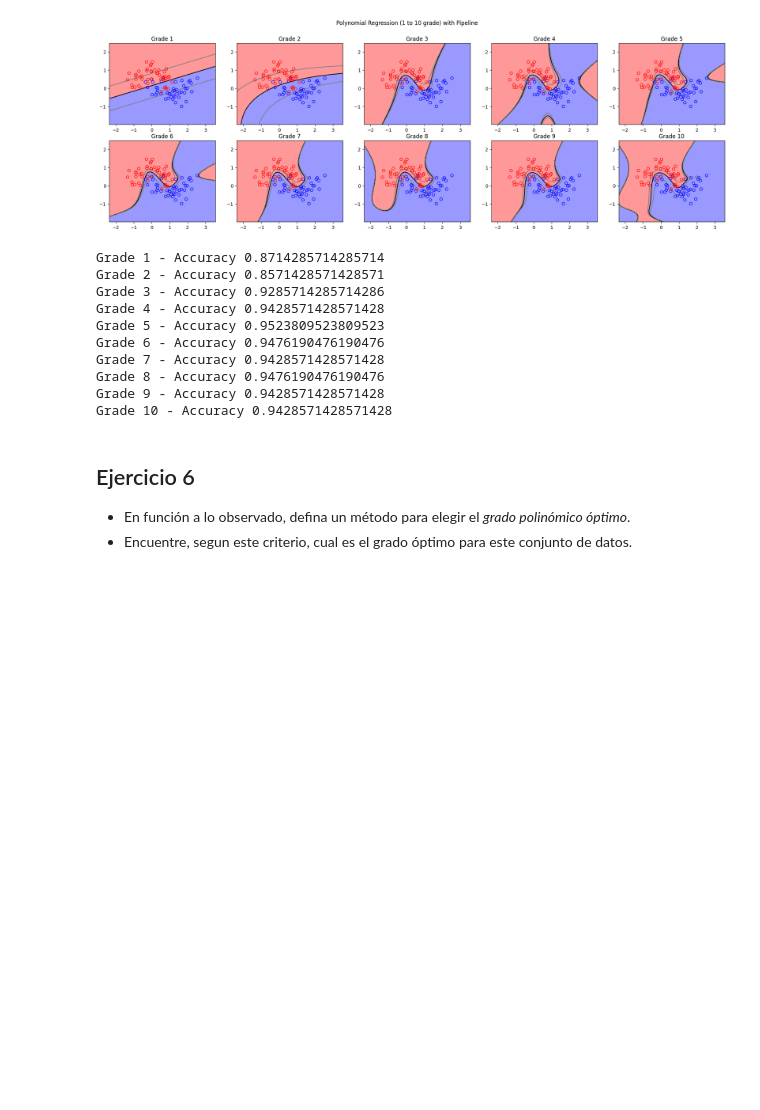
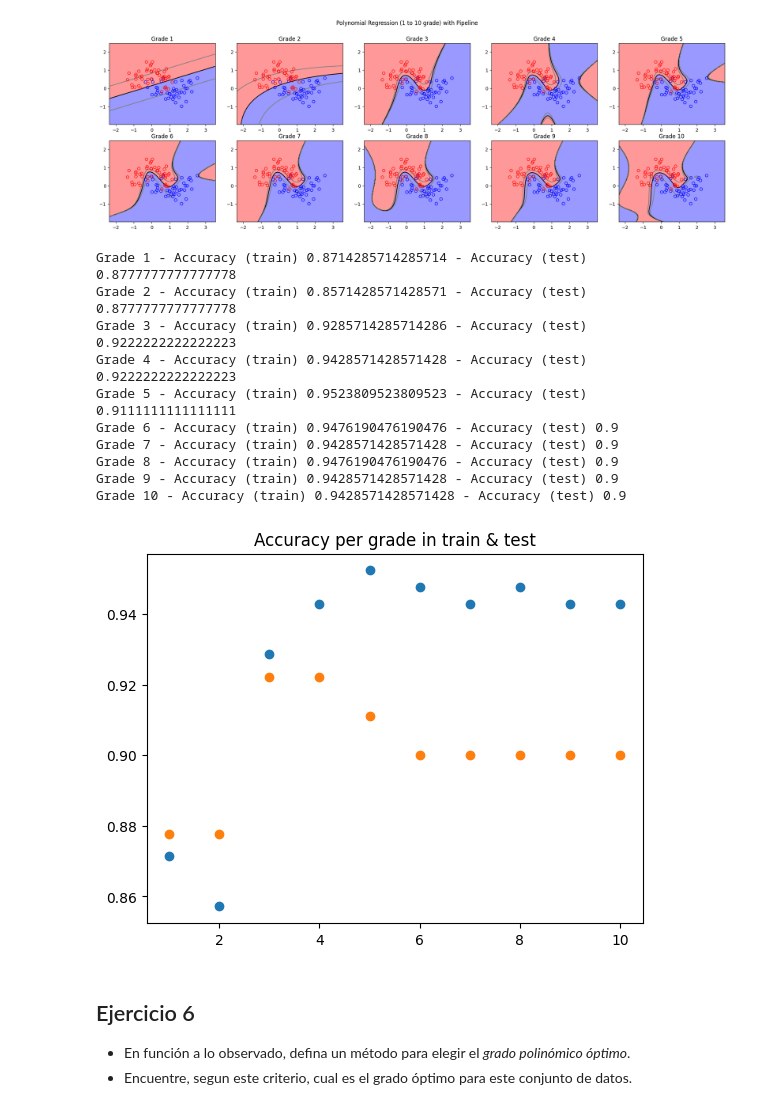
Before and after one commit to JaviCeRodriguez/iaa2023c1, a Jupyter notebook: guias/resueltos/IAA_Guia_4_RegresionPolinomica.ipynb, the cells around one changed output. Saved outputs shown, nothing was run; the diff lists cells and outputs as text; code cells hidden in the pictures; blank space fills up the shorter version.

```diff
--- a/guias/resueltos/IAA_Guia_4_RegresionPolinomica.ipynb
+++ b/guias/resueltos/IAA_Guia_4_RegresionPolinomica.ipynb
@@ -268,6 +268,7 @@ warnings.filterwarnings('ignore')
 fig, axs = plt.subplots(2, 5, figsize=(24, 7))
 fig.suptitle('Polynomial Regression (1 to 10 grade) with Pipeline')
 acc_strs = []
+accs = []
 for grade in range(0, 10):
     pipe = Pipeline([
     ('polynomial', PolynomialFeatures(grade + 1)),
@@ -277,9 +278,11 @@ for grade in range(0, 10):
     ax_x1 = grade if grade < 5 else grade - 5
     ax_x2 = 0 if grade < 5 else 1
     plot_regions_ax(classifier=pipe, x=X_test, t=y_test, ax=axs[ax_x2, ax_x1], grade=grade+1)
-    y_pred_pipe = pipe.predict(X_train)
-    acc = accuracy_score(y_train, y_pred_pipe)
-    acc_strs.append(f'Grade {grade + 1} - Accuracy {acc}')
+    y_pred_pipe_train = pipe.predict(X_train)
+    y_pred_pipe_test = pipe.predict(X_test)
+    acc = [accuracy_score(y_train, y_pred_pipe_train), accuracy_score(y_test, y_pred_pipe_test)]
+    accs.append(acc)
+    acc_strs.append(f'Grade {grade + 1} - Accuracy (train) {acc[0]} - Accuracy (test) {acc[1]}')
 plt.show();
 # %% [output]
 [figure]
@@ -287,16 +290,23 @@ plt.show();
 for fstr in acc_strs:
     print(fstr)
 # %% [output]
-Grade 1 - Accuracy 0.8714285714285714
-Grade 2 - Accuracy 0.8571428571428571
-Grade 3 - Accuracy 0.9285714285714286
-Grade 4 - Accuracy 0.9428571428571428
-Grade 5 - Accuracy 0.9523809523809523
-Grade 6 - Accuracy 0.9476190476190476
-Grade 7 - Accuracy 0.9428571428571428
-Grade 8 - Accuracy 0.9476190476190476
-Grade 9 - Accuracy 0.9428571428571428
-Grade 10 - Accuracy 0.9428571428571428
+Grade 1 - Accuracy (train) 0.8714285714285714 - Accuracy (test) 0.8777777777777778
+Grade 2 - Accuracy (train) 0.8571428571428571 - Accuracy (test) 0.8777777777777778
+Grade 3 - Accuracy (train) 0.9285714285714286 - Accuracy (test) 0.9222222222222223
+Grade 4 - Accuracy (train) 0.9428571428571428 - Accuracy (test) 0.9222222222222223
+Grade 5 - Accuracy (train) 0.9523809523809523 - Accuracy (test) 0.9111111111111111
+Grade 6 - Accuracy (train) 0.9476190476190476 - Accuracy (test) 0.9
+Grade 7 - Accuracy (train) 0.9428571428571428 - Accuracy (test) 0.9
+Grade 8 - Accuracy (train) 0.9476190476190476 - Accuracy (test) 0.9
+Grade 9 - Accuracy (train) 0.9428571428571428 - Accuracy (test) 0.9
+Grade 10 - Accuracy (train) 0.9428571428571428 - Accuracy (test) 0.9
+# %%
+scores = np.asarray(accs)
+plt.scatter(x=list(range(1, len(accs) + 1)), y=scores[:,0])
+plt.scatter(x=list(range(1, len(accs) + 1)), y=scores[:,1])
+plt.title('Accuracy per grade in train & test');
+# %% [output]
+[figure, added]
 # %% [markdown]
 ## Ejercicio 6
 
```
